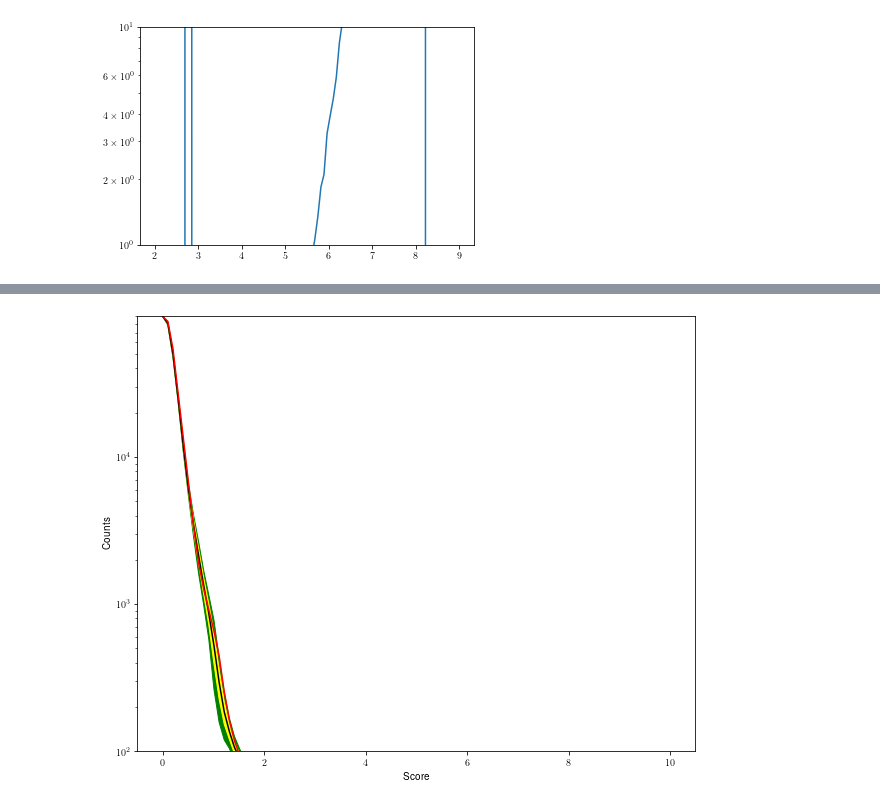
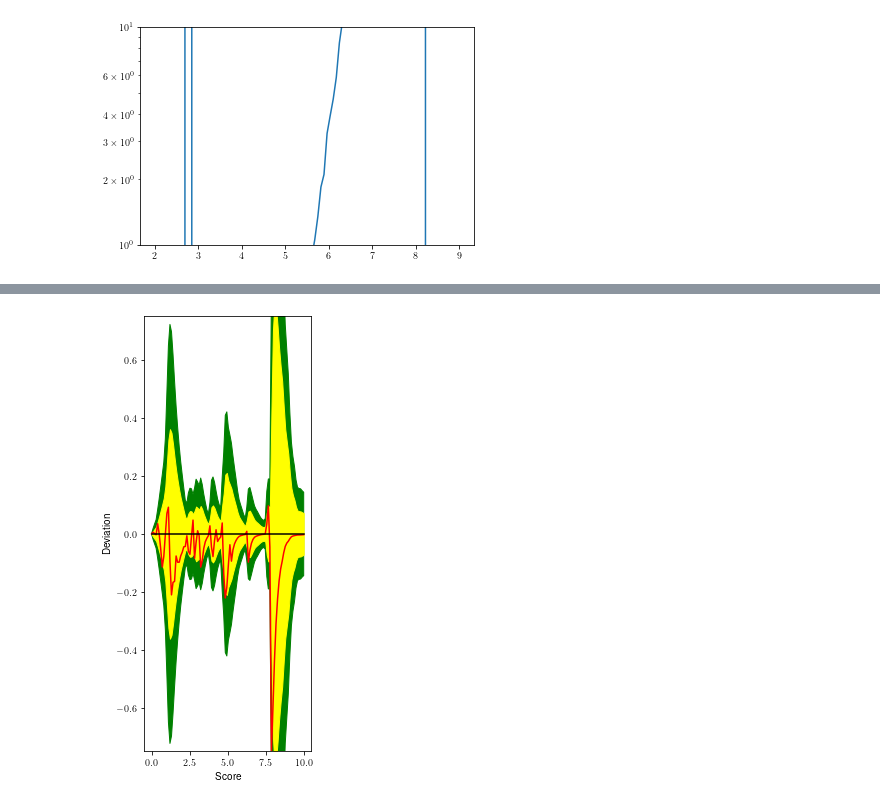
Before and after one commit to MeighenBergerS/dmpoint, a Jupyter notebook: notebooks/sky_hotspots_density.ipynb, the cells around one changed output, grey strips where cells are left out. Cells and saved outputs as stored; diff of their text form; code cells hidden in the pictures.

```diff
--- a/notebooks/sky_hotspots_density.ipynb
+++ b/notebooks/sky_hotspots_density.ipynb
@@ -116,7 +117,7 @@ def data_filter(event_dic, energy_range, angle_range, years):
         filtered_dic[year] = angle_filter_2
     return filtered_dic
 # %%
-filtered_data = data_filter(event_dic, [4., 9.], [0., 10.], [0, 1, 2, 3, 4, 5, 6, 7, 8, 9])
+filtered_data = data_filter(event_dic, [4., 9.], [0., 90.], [0, 1, 2, 3, 4, 5, 6, 7, 8, 9])
 # %%
 # Construct weighted events
 def weighted_events(event_dic, weight_func, years):
@@ -140,7 +141,7 @@ plt.scatter(weighted_data[:, 0], weighted_data[:, 1], s=0.5, alpha=weighted_data
 # The sky grid
 minimal_resolution = 0.2
 ra_grid = np.arange(0., 360., minimal_resolution)
-decl_grid = np.arange(0., 10., minimal_resolution)
+decl_grid = np.arange(0., 90., minimal_resolution)
 # %%
 # Binning function
 def binning_function(event_dic, ra_grid, decl_grid):
@@ -326,7 +291,7 @@ def cummulative_distro(density_grid):
         for elem in pcheck
     ])
     return distro, np.mean(density_grid), pcheck
-cumm_distro, distro_mean, pcheck = cummulative_distro(density_grid_v2)
+cumm_distro, distro_mean, pcheck = cummulative_distro(density_grid_v3)
 # %%
 fig = plt.figure(figsize=(10, 8))
 plt.semilogy(pcheck, cumm_distro)
@@ -358,5 +323,5 @@ def scrambled_distro(event_dic, ra_grid, decl_grid, samples=1000):
         local_pcheck = tmp_pcheck
     return np.array(cumm_distros), np.array(distros_means), local_pcheck
 scram_distros, scram_means, scram_pcheck = scrambled_distro(
-    weighted_data, ra_grid, decl_grid, samples=10
+    weighted_data, ra_grid, decl_grid, samples=10000
 )
@@ -363,22 +382,27 @@ scram_distros, scram_means, scram_pcheck = scrambled_distro(
 # %%
-# Comparing to diffuse
-fig = plt.figure(figsize=(10, 8))
+# Deviation from diffuse
+fig = plt.figure(figsize=(std_size, 8))
 plt.fill_between(pcheck,
-    np.mean(scram_distros, axis=0) - 2. * np.std(scram_distros, axis=0),
-    np.mean(scram_distros, axis=0) + 2. * np.std(scram_distros, axis=0),
+    (np.mean(scram_distros, axis=0) - 2. * np.std(scram_distros, axis=0)) /
+    np.mean(scram_distros, axis=0) - 1,
+    (np.mean(scram_distros, axis=0) + 2. * np.std(scram_distros, axis=0)) /
+    np.mean(scram_distros, axis=0) - 1,
     color='g'
 )
 plt.fill_between(pcheck,
-    np.mean(scram_distros, axis=0) - np.std(scram_distros, axis=0),
-    np.mean(scram_distros, axis=0) + np.std(scram_distros, axis=0),
+    (np.mean(scram_distros, axis=0) - np.std(scram_distros, axis=0)) /
+    np.mean(scram_distros, axis=0) - 1,
+    (np.mean(scram_distros, axis=0) + np.std(scram_distros, axis=0)) /
+    np.mean(scram_distros, axis=0) - 1,
     color='yellow'
 )
-plt.plot(pcheck, np.mean(scram_distros, axis=0), color='k')
-plt.plot(pcheck, cumm_distro, color='r')
-plt.yscale("log")
+plt.plot(pcheck, cumm_distro / np.mean(scram_distros, axis=0) - 1, color='r')
+plt.plot(pcheck, np.mean(scram_distros, axis=0) /
+                 np.mean(scram_distros, axis=0) - 1, color='k')
+plt.yscale("linear")
 plt.xlabel("Score")
-plt.ylabel("Counts")
-plt.ylim(1e2, density_grid.size)
-plt.savefig("..\\pics\\cummulative_distro_background.png", dpi=100)
+plt.ylabel("Deviation")
+plt.ylim(-0.75, 0.75)
+plt.savefig("..\\pics\\cummulative_distro_background_ratio.png", dpi=100)
 # %% [output]
-[figure, old version]
+[figure, new version]
```
Also changed, not shown: parts of 17 cells of this notebook, 3 other files.
